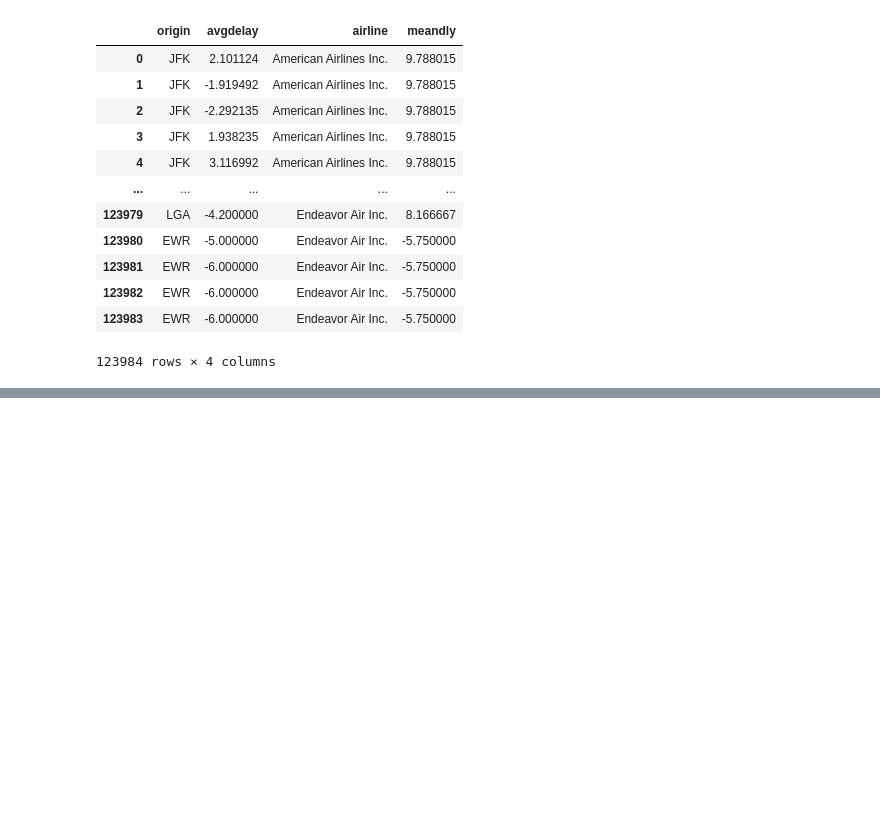
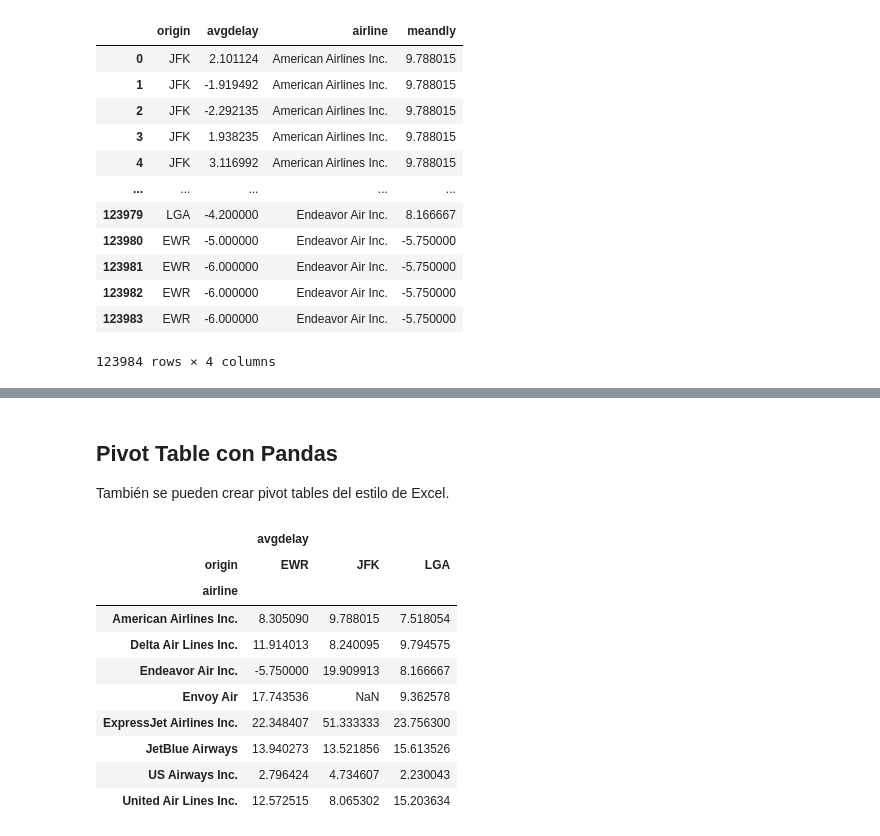
Before and after one commit to angelbujalance/Formacion-Pandas, a Jupyter notebook: formacion_pandas_acc-song.ipynb, the cells around one changed output, grey strips where cells are left out. Cells and saved outputs as stored; diff of their text form; code cells hidden in the pictures; blank space fills up the shorter version.

```diff
--- a/formacion_pandas_acc-song.ipynb
+++ b/formacion_pandas_acc-song.ipynb
@@ -1094,0 +1112,18 @@ pd.merge(df, avgdly, on=["airline", "origin"])
+# %% [markdown]
+## Pivot Table con Pandas
+
+También se pueden crear pivot tables del estilo de Excel.
+# %%
+pd.pivot_table(df, index=['airline'], columns='origin')
+# %% [output]
+|  | avgdelay |  |  |
+| origin | EWR | JFK | LGA |
+| airline |  |  |  |
+| American Airlines Inc. | 8.305090 | 9.788015 | 7.518054 |
+| Delta Air Lines Inc. | 11.914013 | 8.240095 | 9.794575 |
+| Endeavor Air Inc. | -5.750000 | 19.909913 | 8.166667 |
+| Envoy Air | 17.743536 | NaN | 9.362578 |
+| ExpressJet Airlines Inc. | 22.348407 | 51.333333 | 23.756300 |
+| JetBlue Airways | 13.940273 | 13.521856 | 15.613526 |
+| US Airways Inc. | 2.796424 | 4.734607 | 2.230043 |
+| United Air Lines Inc. | 12.572515 | 8.065302 | 15.203634 |
```
Also changed, not shown: parts of 6 cells of this notebook.
